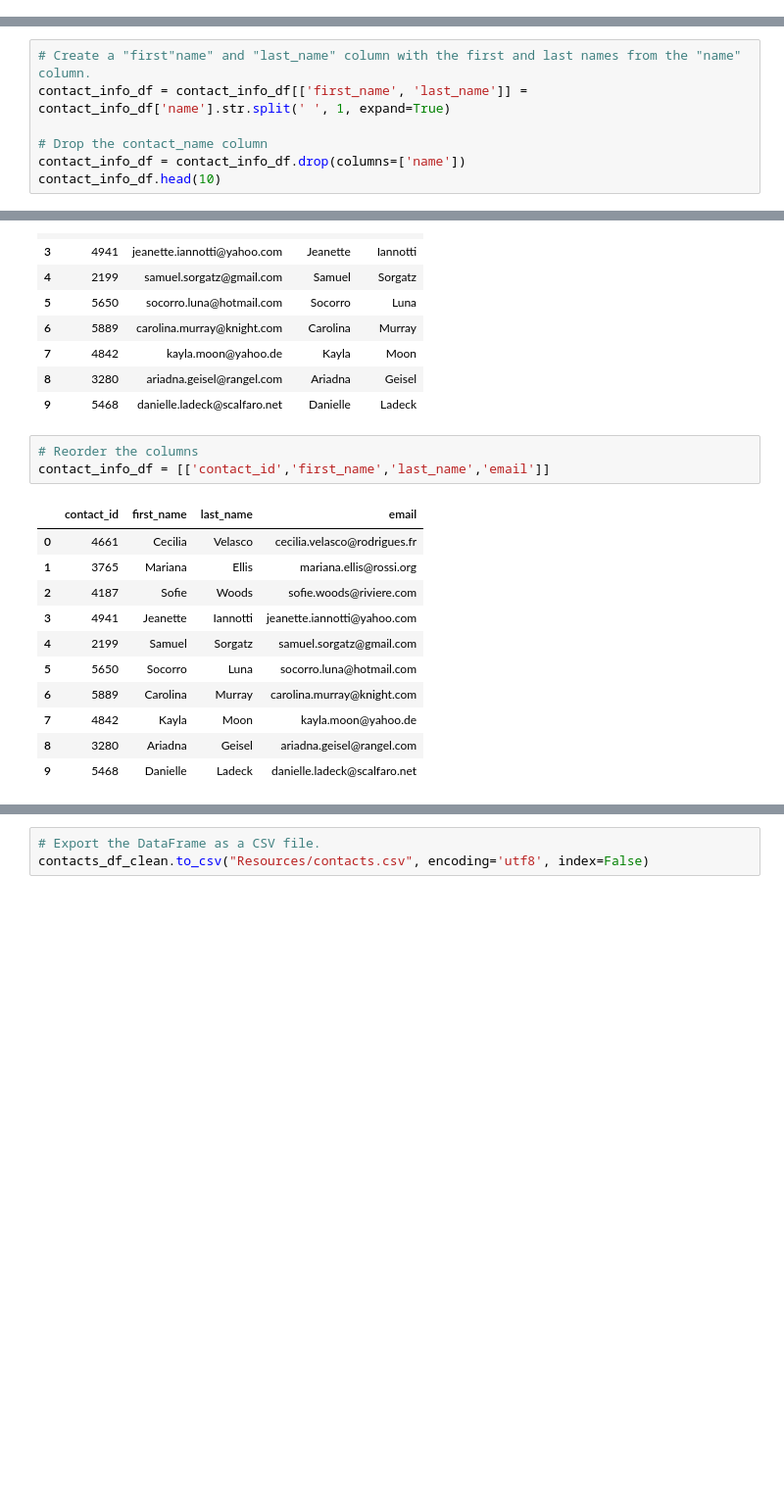
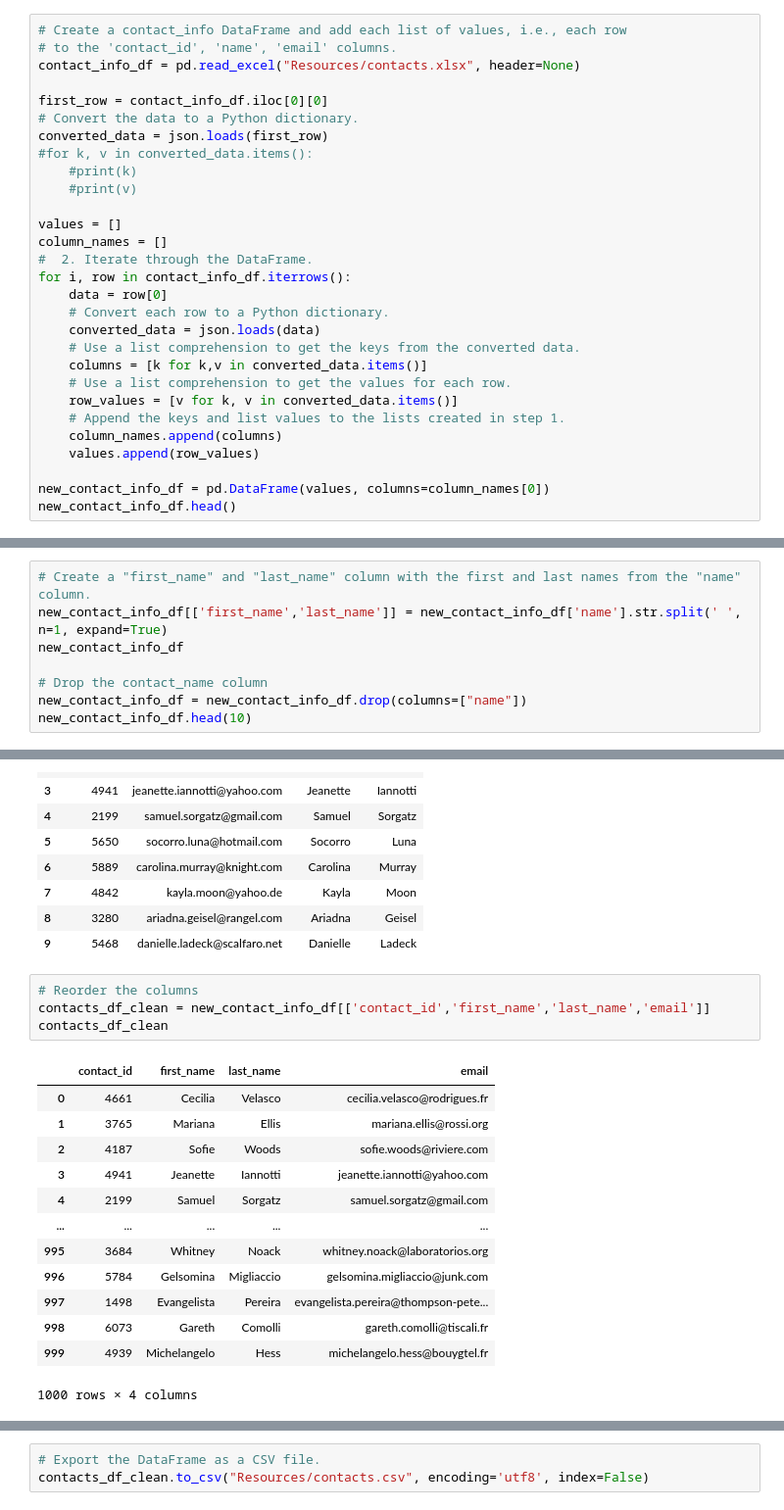
Before and after one commit to DanDreger/Crowdfunding_ETL, a Jupyter notebook: Contacts_Dataframe.ipynb, the cells around one changed output, grey strips where cells are left out. Shown at 98% size. Drawn from its saved outputs; the diff is of its cells as text; blank space fills up the shorter version.

```diff
--- a/Contacts_Dataframe.ipynb
+++ b/Contacts_Dataframe.ipynb
@@ -311,0 +300,29 @@ contact_info_df.head()
+# %%
+# Create a contact_info DataFrame and add each list of values, i.e., each row
+# to the 'contact_id', 'name', 'email' columns.
+contact_info_df = pd.read_excel("Resources/contacts.xlsx", header=None)
+
+first_row = contact_info_df.iloc[0][0]
+# Convert the data to a Python dictionary.
+converted_data = json.loads(first_row)
+#for k, v in converted_data.items():
+    #print(k)
+    #print(v)
+
+values = []
+column_names = []
+#  2. Iterate through the DataFrame.
+for i, row in contact_info_df.iterrows():
+    data = row[0]
+    # Convert each row to a Python dictionary.
+    converted_data = json.loads(data)
+    # Use a list comprehension to get the keys from the converted data.
+    columns = [k for k,v in converted_data.items()]
+    # Use a list comprehension to get the values for each row.
+    row_values = [v for k, v in converted_data.items()]
+    # Append the keys and list values to the lists created in step 1.
+    column_names.append(columns)
+    values.append(row_values)
+
+new_contact_info_df = pd.DataFrame(values, columns=column_names[0])
+new_contact_info_df.head()
@@ -326,10 +348,11 @@ memory usage: 23.6+ KB
 # %%
-# Create a "first"name" and "last_name" column with the first and last names from the "name" column.
-contact_info_df = contact_info_df[['first_name', 'last_name']] = contact_info_df['name'].str.split(' ', 1, expand=True)
+# Create a "first_name" and "last_name" column with the first and last names from the "name" column.
+new_contact_info_df[['first_name','last_name']] = new_contact_info_df['name'].str.split(' ', n=1, expand=True)
+new_contact_info_df
 
 # Drop the contact_name column
-contact_info_df = contact_info_df.drop(columns=['name'])
-contact_info_df.head(10)
+new_contact_info_df = new_contact_info_df.drop(columns=["name"])
+new_contact_info_df.head(10)
 # %% [output]
 |  | contact_id | email | first_name | last_name |
 | 0 | 4661 | cecilia.velasco@rodrigues.fr | Cecilia | Velasco |
@@ -344,18 +367,21 @@ contact_info_df.head(10)
 | 9 | 5468 | danielle.ladeck@scalfaro.net | Danielle | Ladeck |
 # %%
 # Reorder the columns
-contact_info_df = [['contact_id','first_name','last_name','email']]
+contacts_df_clean = new_contact_info_df[['contact_id','first_name','last_name','email']]
+contacts_df_clean
 # %% [output]
 |  | contact_id | first_name | last_name | email |
 | 0 | 4661 | Cecilia | Velasco | cecilia.velasco@rodrigues.fr |
 | 1 | 3765 | Mariana | Ellis | mariana.ellis@rossi.org |
 | 2 | 4187 | Sofie | Woods | sofie.woods@riviere.com |
 | 3 | 4941 | Jeanette | Iannotti | jeanette.iannotti@yahoo.com |
 | 4 | 2199 | Samuel | Sorgatz | samuel.sorgatz@gmail.com |
-| 5 | 5650 | Socorro | Luna | socorro.luna@hotmail.com |
-| 6 | 5889 | Carolina | Murray | carolina.murray@knight.com |
-| 7 | 4842 | Kayla | Moon | kayla.moon@yahoo.de |
-| 8 | 3280 | Ariadna | Geisel | ariadna.geisel@rangel.com |
-| 9 | 5468 | Danielle | Ladeck | danielle.ladeck@scalfaro.net |
+| ... | ... | ... | ... | ... |
+| 995 | 3684 | Whitney | Noack | whitney.noack@laboratorios.org |
+| 996 | 5784 | Gelsomina | Migliaccio | gelsomina.migliaccio@junk.com |
+| 997 | 1498 | Evangelista | Pereira | evangelista.pereira@thompson-pete... |
+| 998 | 6073 | Gareth | Comolli | gareth.comolli@tiscali.fr |
+| 999 | 4939 | Michelangelo | Hess | michelangelo.hess@bouygtel.fr |
+1000 rows × 4 columns
 # %%
 # Check the datatypes one more time before exporting as CSV file.
```
Also changed, not shown: parts of 4 cells of this notebook, 3 other files.
